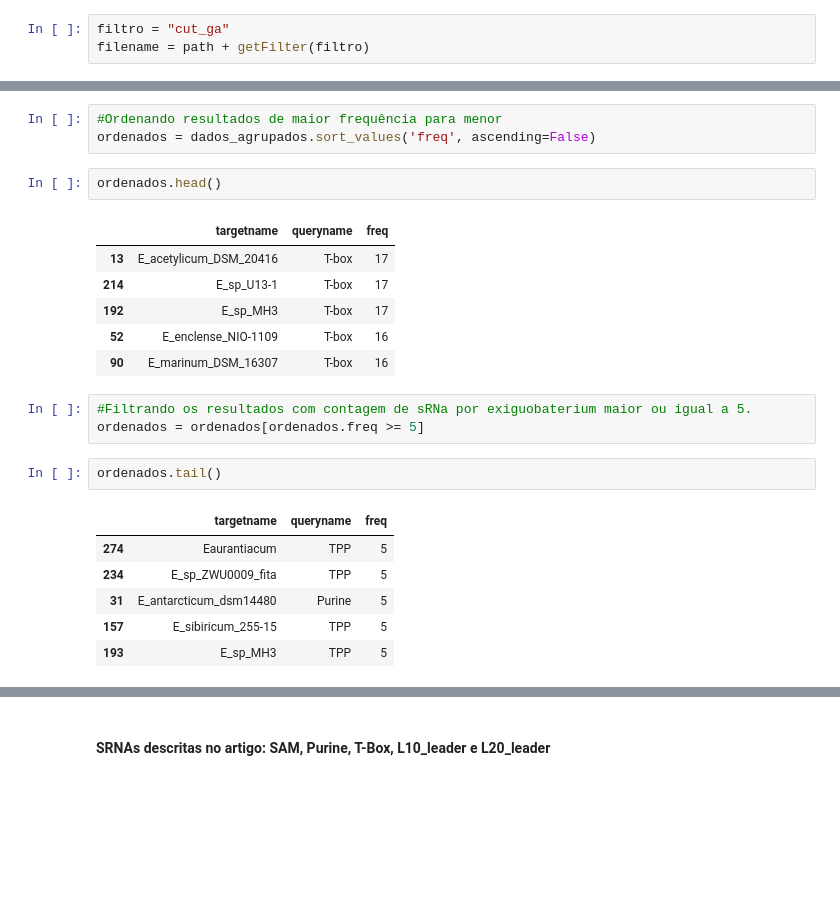
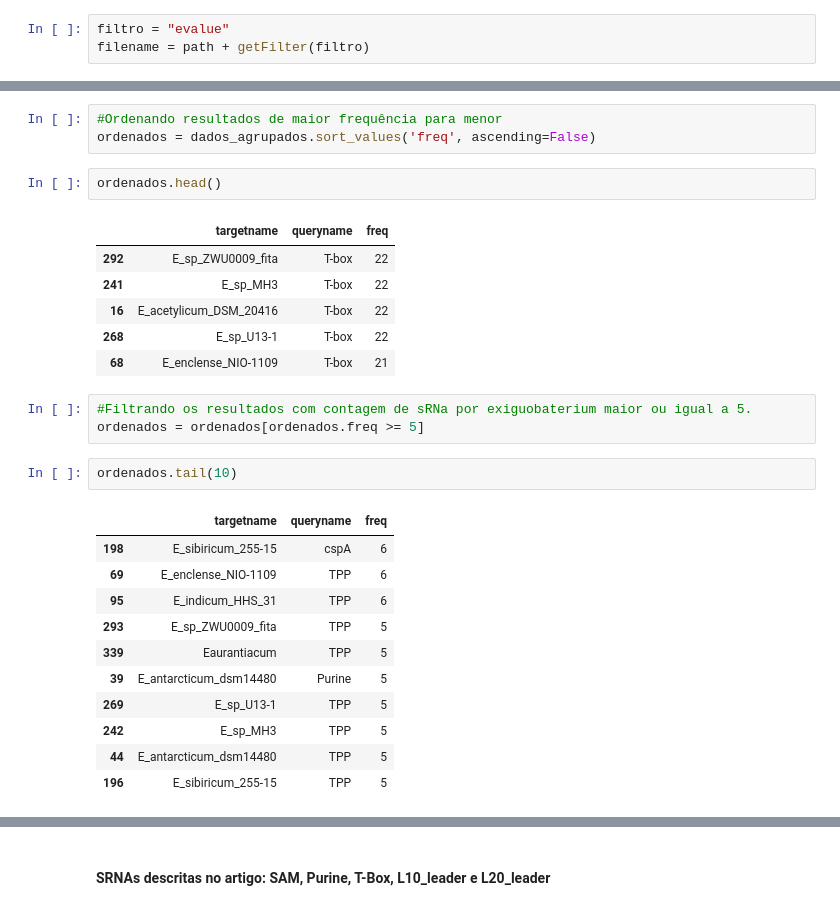
Before and after one commit to linocesar/data-infernal-result, a Jupyter notebook: notebook/infernal.ipynb, the cells around one changed output, grey strips where cells are left out. Saved outputs shown, nothing was run; the diff lists cells and outputs as text; blank space fills up the shorter version.

```diff
--- a/notebook/infernal.ipynb
+++ b/notebook/infernal.ipynb
@@ -16,7 +16,7 @@ def getFilter(threshould: str):
         #Resultados do cmsearch com os parâmetros: rfam e cut_ga
         return 'result-cutga.tab'
 # %%
-filtro = "cut_ga"
+filtro = "evalue"
 filename = path + getFilter(filtro)
 # %%
 dados = pd.read_csv(filename, delimiter=r"\s+", names=colunas, header=None)
@@ -125,23 +177,28 @@ ordenados = dados_agrupados.sort_values('freq', ascending=False)
 ordenados.head()
 # %% [output]
 |  | targetname | queryname | freq |
-| 13 | E_acetylicum_DSM_20416 | T-box | 17 |
-| 214 | E_sp_U13-1 | T-box | 17 |
-| 192 | E_sp_MH3 | T-box | 17 |
-| 52 | E_enclense_NIO-1109 | T-box | 16 |
-| 90 | E_marinum_DSM_16307 | T-box | 16 |
+| 292 | E_sp_ZWU0009_fita | T-box | 22 |
+| 241 | E_sp_MH3 | T-box | 22 |
+| 16 | E_acetylicum_DSM_20416 | T-box | 22 |
+| 268 | E_sp_U13-1 | T-box | 22 |
+| 68 | E_enclense_NIO-1109 | T-box | 21 |
 # %%
 #Filtrando os resultados com contagem de sRNa por exiguobaterium maior ou igual a 5.
 ordenados = ordenados[ordenados.freq >= 5]
 # %%
-ordenados.tail()
+ordenados.tail(10)
 # %% [output]
 |  | targetname | queryname | freq |
-| 274 | Eaurantiacum | TPP | 5 |
-| 234 | E_sp_ZWU0009_fita | TPP | 5 |
-| 31 | E_antarcticum_dsm14480 | Purine | 5 |
-| 157 | E_sibiricum_255-15 | TPP | 5 |
-| 193 | E_sp_MH3 | TPP | 5 |
+| 198 | E_sibiricum_255-15 | cspA | 6 |
+| 69 | E_enclense_NIO-1109 | TPP | 6 |
+| 95 | E_indicum_HHS_31 | TPP | 6 |
+| 293 | E_sp_ZWU0009_fita | TPP | 5 |
+| 339 | Eaurantiacum | TPP | 5 |
+| 39 | E_antarcticum_dsm14480 | Purine | 5 |
+| 269 | E_sp_U13-1 | TPP | 5 |
+| 242 | E_sp_MH3 | TPP | 5 |
+| 44 | E_antarcticum_dsm14480 | TPP | 5 |
+| 196 | E_sibiricum_255-15 | TPP | 5 |
 # %%
 print(f"Quantidade de resultados: {ordenados.shape[0]}")
 # %% [output]
```
Also changed, not shown: parts of 27 cells of this notebook.
